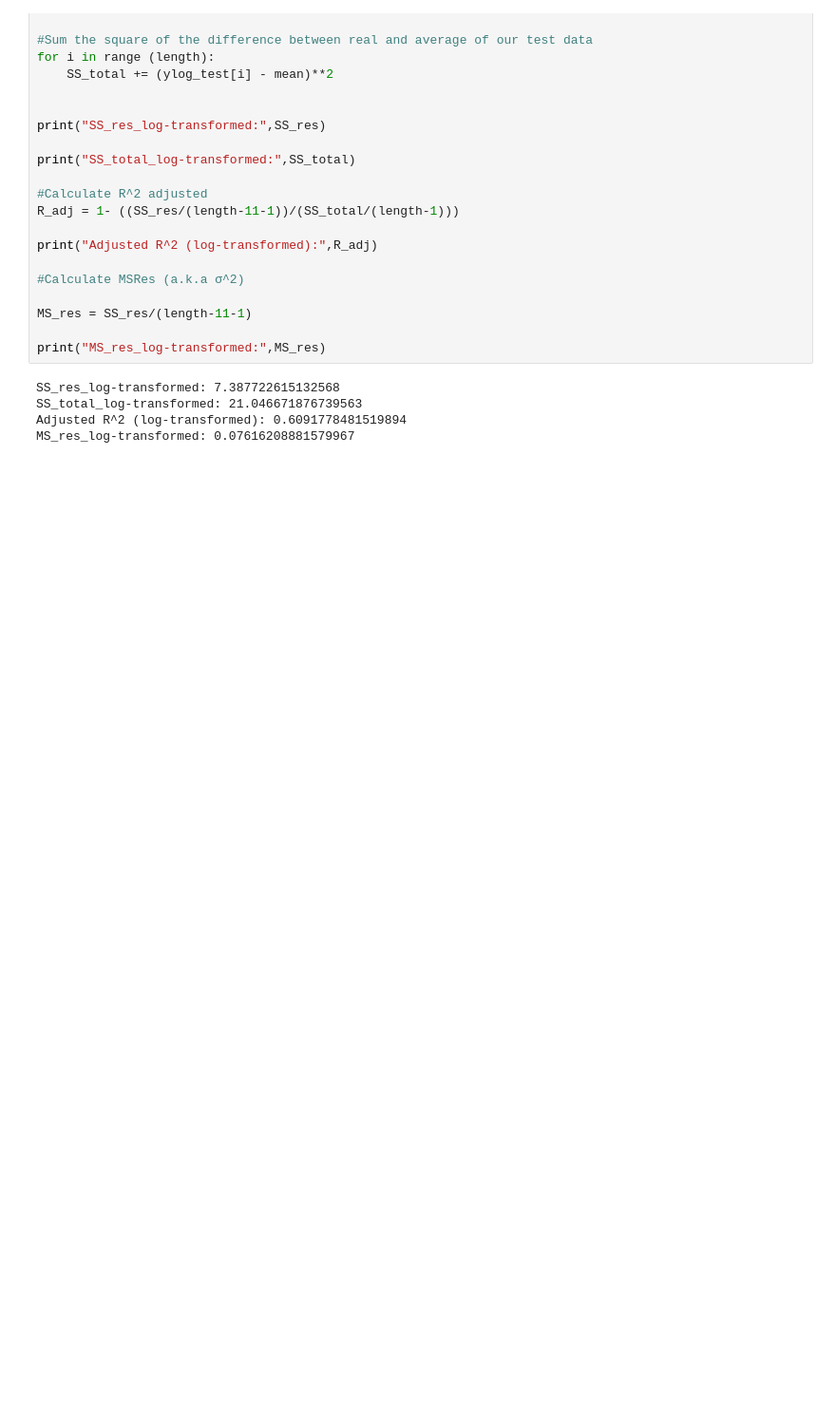
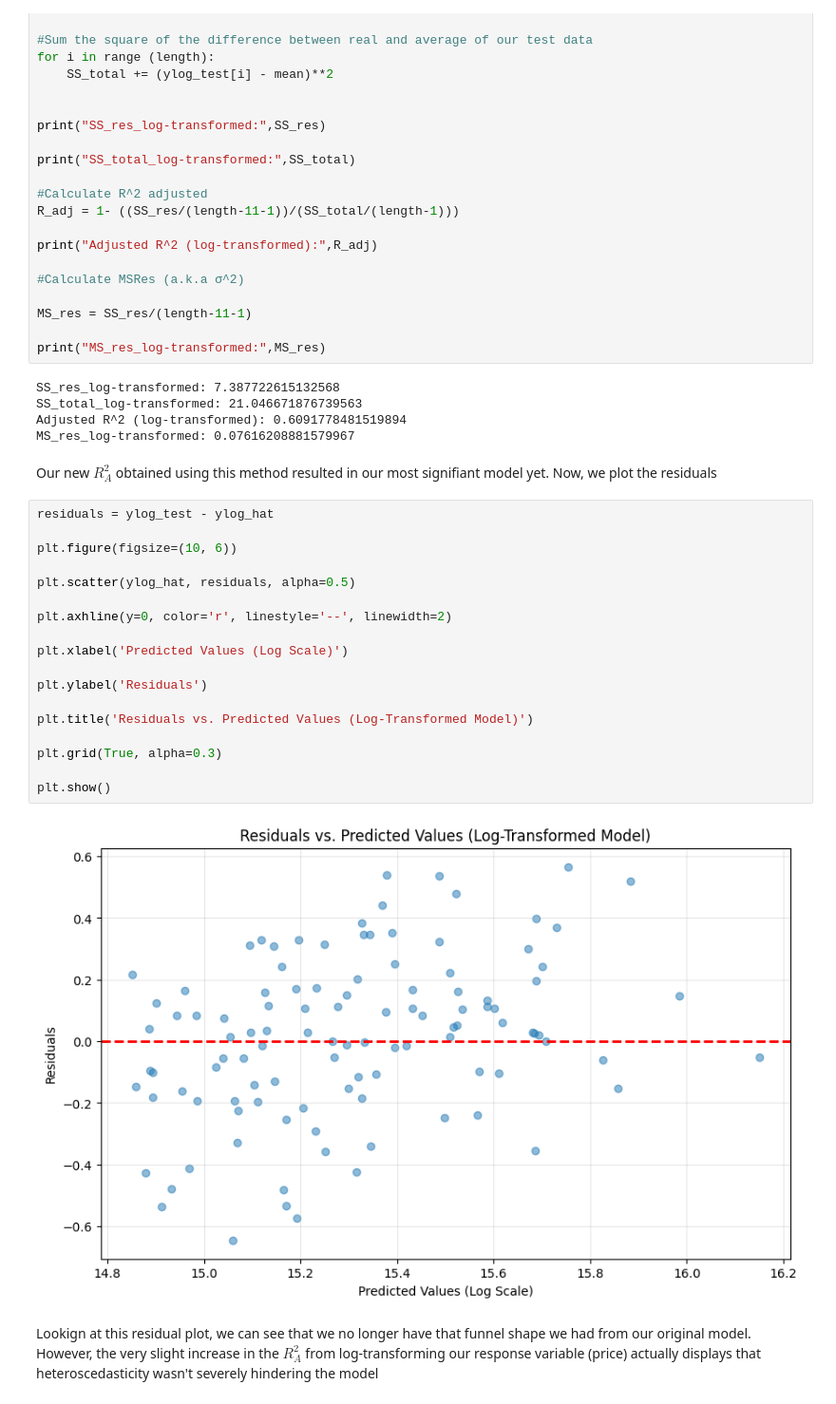
Before and after one commit to ParikNaik/Regression-Efficiency-Test-HousePrice, a Jupyter notebook: src/multlinreg.ipynb, the cells around one changed output. Shown at 95% size. Drawn from its saved outputs; the diff is of its cells as text; blank space fills up the shorter version.

Commit message:
Residual plot for new R^2 adjusted

```diff
--- a/src/multlinreg.ipynb
+++ b/src/multlinreg.ipynb
@@ -444,3 +444,27 @@ SS_res_log-transformed: 7.387722615132568
 SS_total_log-transformed: 21.046671876739563
 Adjusted R^2 (log-transformed): 0.6091778481519894
 MS_res_log-transformed: 0.07616208881579967
+# %% [markdown]
+Our new $R^2_A$ obtained using this method resulted in our most signifiant model yet. Now, we plot the residuals
+# %%
+residuals = ylog_test - ylog_hat
+
+plt.figure(figsize=(10, 6))
+
+plt.scatter(ylog_hat, residuals, alpha=0.5)
+
+plt.axhline(y=0, color='r', linestyle='--', linewidth=2)
+
+plt.xlabel('Predicted Values (Log Scale)')
+
+plt.ylabel('Residuals')
+
+plt.title('Residuals vs. Predicted Values (Log-Transformed Model)')
+
+plt.grid(True, alpha=0.3)
+
+plt.show()
+# %% [output]
+[figure, added]
+# %% [markdown]
+Lookign at this residual plot, we can see that we no longer have that funnel shape we had from our original model. However, the very slight increase in the $R^2_A$ from log-transforming our response variable (price) actually displays that heteroscedasticity wasn't severely hindering the model
```
